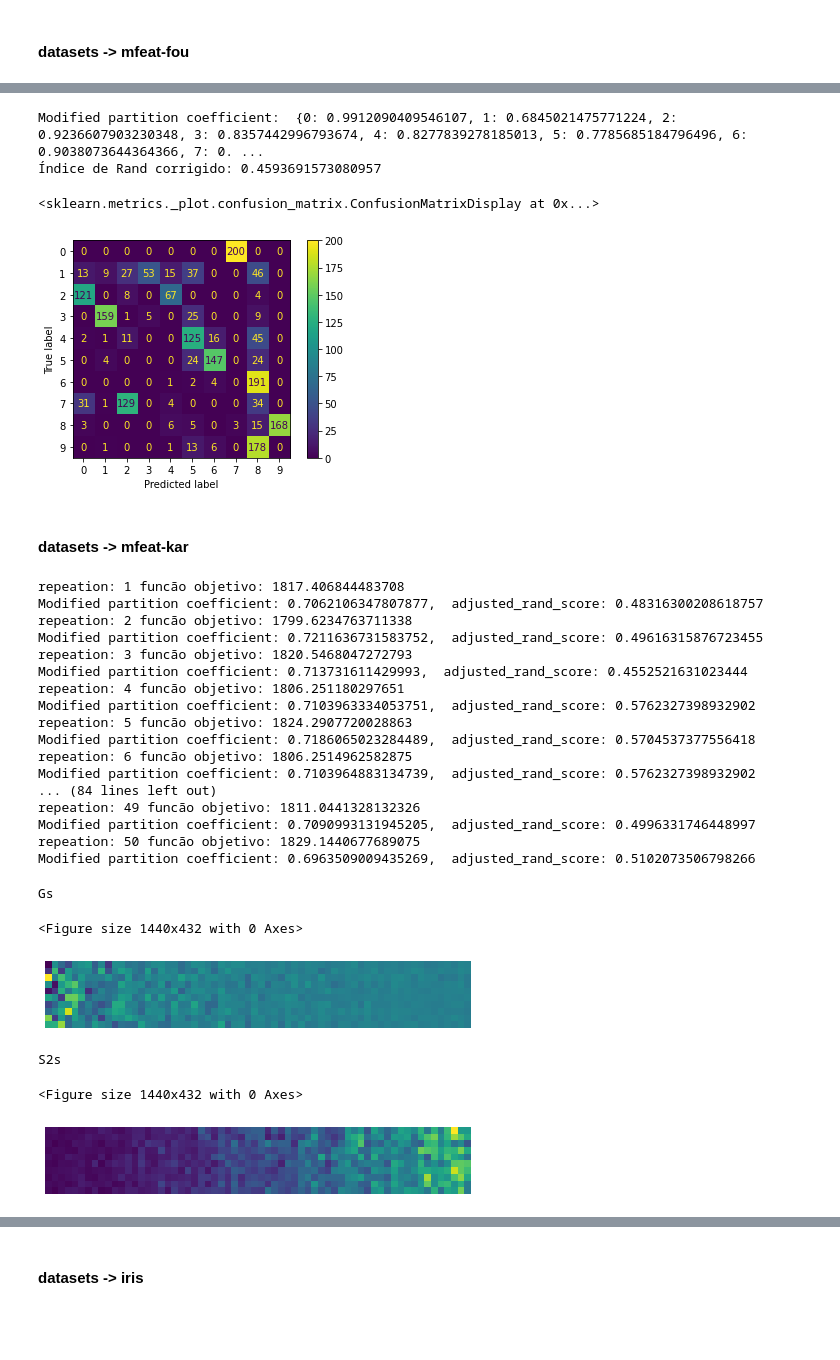
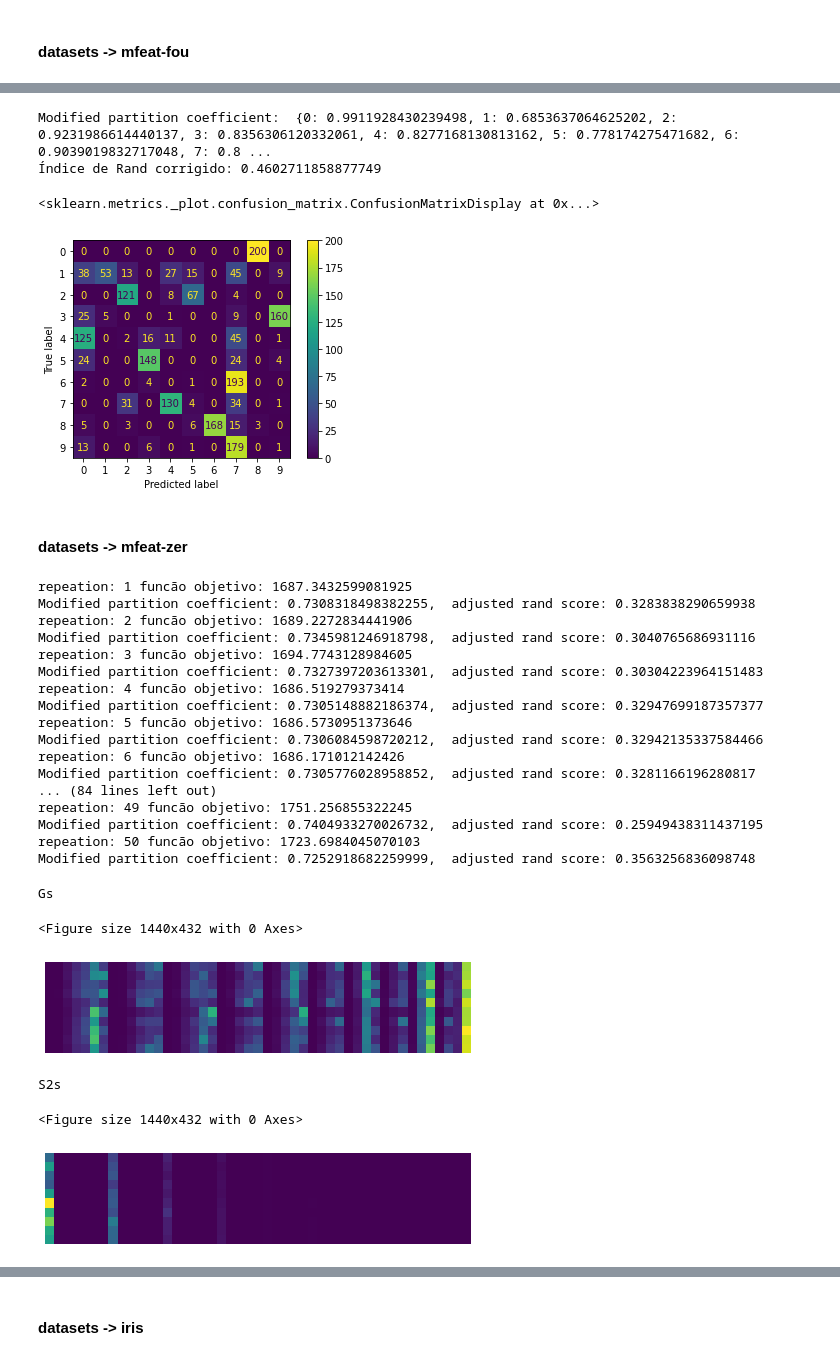
Before and after one commit to eliaquim10/multiple_features, a Jupyter notebook: cluster_kmean.ipynb, the cells around one changed output, grey strips where cells are left out. Saved outputs shown, nothing was run; the diff lists cells and outputs as text; code cells hidden in the pictures; blank space fills up the shorter version.

```diff
--- a/cluster_kmean.ipynb
+++ b/cluster_kmean.ipynb
@@ -786,25 +872,27 @@ S2s
 # %%
-y_predict = pipeline.predict(X)
+pertencify = pipeline.predict(X, is_preprocessing=True, argmax=False)
+y_predict = pertencify.argmax(1)
 
-mpcs = {i: Metrics.mpc(model.U[y==i]) for i in range(model.num_class)}
+mpcs = {i: Metrics.mpc(pertencify[y.values[:,0]==i]) for i in range(model.num_class)}
 
+# model.init_u
 print(f"Modified partition coefficient:  {mpcs}")# f,
-print(f"Índice de Rand corrigido: {Metrics.ars(y, model.U.argmax(1))}")# f,
+print(f"Índice de Rand corrigido: {Metrics.ars(y.values[:,0], y_predict)}")# f,
 
-cm = confusion_matrix(y, y_predict)
+cm = confusion_matrix(y.values[:,0], y_predict)
 cmd = ConfusionMatrixDisplay(confusion_matrix=cm, display_labels=np.arange(model.num_class))
 cmd.plot()
 # %% [output]
-Modified partition coefficient:  {0: 0.9912090409546107, 1: 0.6845021475771224, 2: 0.9236607903230348, 3: 0.8357442996793674, 4: 0.8277839278185013, 5: 0.7785685184796496, 6: 0.9038073644364366, 7: 0. ...
-Índice de Rand corrigido: 0.4593691573080957
+Modified partition coefficient:  {0: 0.9911928430239498, 1: 0.6853637064625202, 2: 0.9231986614440137, 3: 0.8356306120332061, 4: 0.8277168130813162, 5: 0.778174275471682, 6: 0.9039019832717048, 7: 0.8 ...
+Índice de Rand corrigido: 0.4602711858877749
 <sklearn.metrics._plot.confusion_matrix.ConfusionMatrixDisplay at 0x...>
-[figure, old version]
+[figure, new version]
 # %% [markdown]
-#### datasets -> mfeat-kar
+#### datasets -> mfeat-zer
 # %%
 cleaner = Cleaner()
-X, y = cleaner.read_dataset("datasets\mfeat-kar")
-X, y = cleaner.transform(X, y)
+X, y = cleaner.read_dataset("datasets\mfeat-zer")
+X_clean, y_clean = cleaner.transform(X, y)
 X, y = Cleaner().transform(X, y)
 
 model = Trainer(num_class = 10,
@@ -813,39 +901,42 @@ model = Trainer(num_class = 10,
                 model_creator=FuzzyCMeansGaussianS2,
                 m = m,
                 verbose = False,
-                repeat = 50)
+                repeat = 50,
+                filename="mfeat-zer/model.json")
+
 pipeline = Pipeline([("Normalizer", Normalizer()),
                      ("Transformer", Transformer()),
                     ("Model", model)])
-pipeline.fit(X, y)
-model.save_model(f"./model/{m}/mfeat-kar/model.json")
+pipeline.fit(X_clean, y_clean)
+
+metrics[m]["mfeat-zer"] = model.metrics
 # %% [output]
-repeation: 1 funcão objetivo: 1817.406844483708
-Modified partition coefficient: 0.7062106347807877,  adjusted_rand_score: 0.48316300208618757
-repeation: 2 funcão objetivo: 1799.6234763711338
-Modified partition coefficient: 0.7211636731583752,  adjusted_rand_score: 0.49616315876723455
-repeation: 3 funcão objetivo: 1820.5468047272793
-Modified partition coefficient: 0.713731611429993,  adjusted_rand_score: 0.4552521631023444
-repeation: 4 funcão objetivo: 1806.251180297651
-Modified partition coefficient: 0.7103963334053751,  adjusted_rand_score: 0.5762327398932902
-repeation: 5 funcão objetivo: 1824.2907720028863
-Modified partition coefficient: 0.7186065023284489,  adjusted_rand_score: 0.5704537377556418
-repeation: 6 funcão objetivo: 1806.2514962582875
-Modified partition coefficient: 0.7103964883134739,  adjusted_rand_score: 0.5762327398932902
+repeation: 1 funcão objetivo: 1687.3432599081925
+Modified partition coefficient: 0.7308318498382255,  adjusted rand score: 0.3283838290659938
+repeation: 2 funcão objetivo: 1689.2272834441906
+Modified partition coefficient: 0.7345981246918798,  adjusted rand score: 0.3040765686931116
+repeation: 3 funcão objetivo: 1694.7743128984605
+Modified partition coefficient: 0.7327397203613301,  adjusted rand score: 0.30304223964151483
+repeation: 4 funcão objetivo: 1686.519279373414
+Modified partition coefficient: 0.7305148882186374,  adjusted rand score: 0.32947699187357377
+repeation: 5 funcão objetivo: 1686.5730951373646
+Modified partition coefficient: 0.7306084598720212,  adjusted rand score: 0.32942135337584466
+repeation: 6 funcão objetivo: 1686.171012142426
+Modified partition coefficient: 0.7305776028958852,  adjusted rand score: 0.3281166196280817
 ... (84 lines left out)
-repeation: 49 funcão objetivo: 1811.0441328132326
-Modified partition coefficient: 0.7090993131945205,  adjusted_rand_score: 0.4996331746448997
-repeation: 50 funcão objetivo: 1829.1440677689075
-Modified partition coefficient: 0.6963509009435269,  adjusted_rand_score: 0.5102073506798266
+repeation: 49 funcão objetivo: 1751.256855322245
+Modified partition coefficient: 0.7404933270026732,  adjusted rand score: 0.25949438311437195
+repeation: 50 funcão objetivo: 1723.6984045070103
+Modified partition coefficient: 0.7252918682259999,  adjusted rand score: 0.3563256836098748
 # %%
-model.show_G_S("./figs/mfeat-kar")
+model.show_G_S(f"./figs/{m}/mfeat-zer")
 # %% [output]
 Gs
 <Figure size 1440x432 with 0 Axes>
-[figure, old version]
+[figure, new version]
 S2s
 <Figure size 1440x432 with 0 Axes>
-[figure, old version]
+[figure, new version]
 # %%
 y_predict = pipeline.predict(X)
 
```
Also changed, not shown: parts of 38 cells of this notebook, 5 other files.
